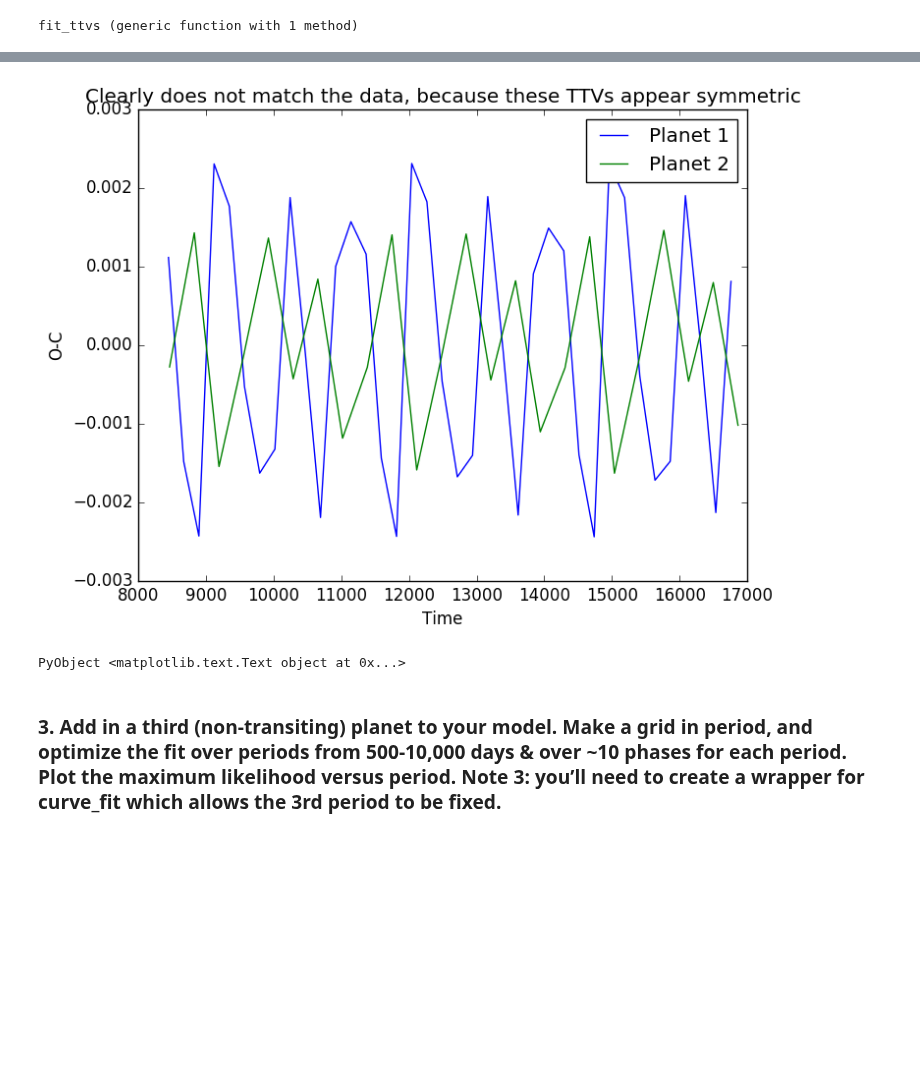
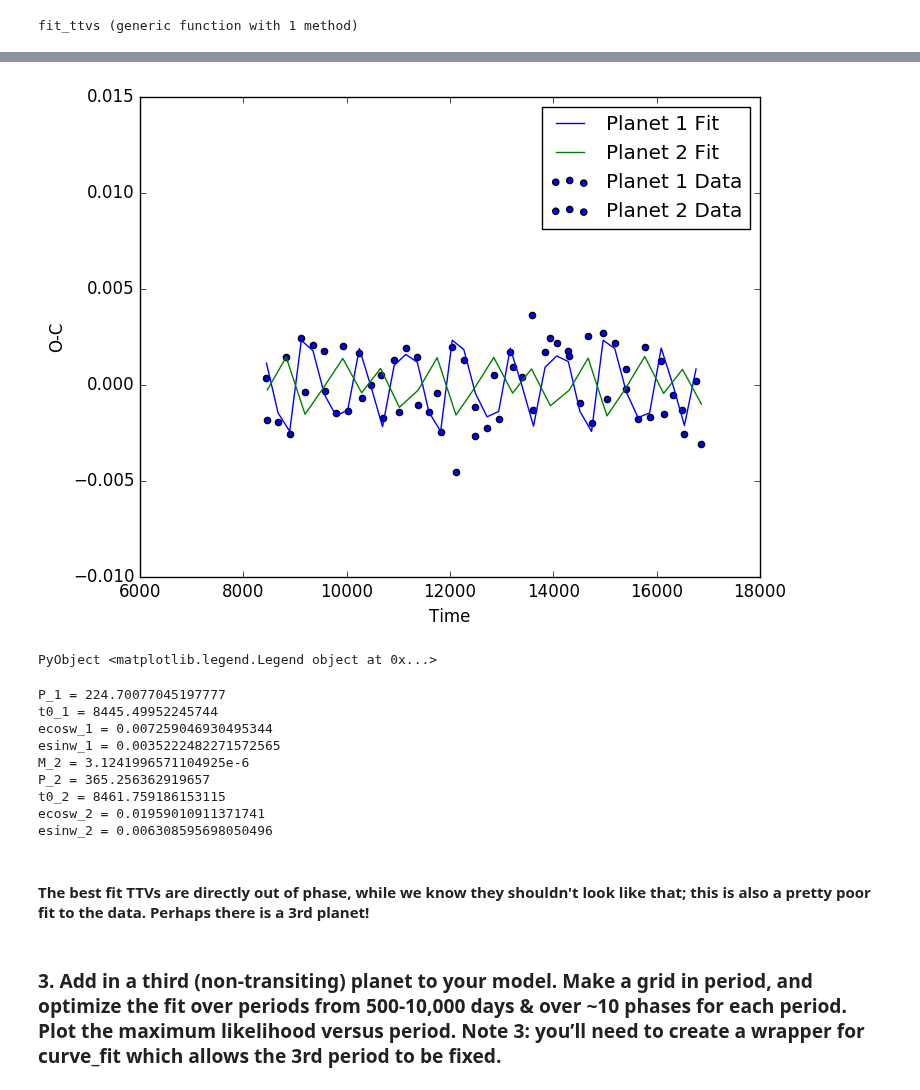
Before and after one commit to jlustigy/ExoJulia, a Jupyter notebook: Homework/hw4/Trevor_Kolby/hw4.ipynb, the cells around one changed output, grey strips where cells are left out. Drawn from its saved outputs; the diff is of its cells as text; code cells hidden in the pictures; blank space fills up the shorter version.

Commit message:
2 planet fit working, 3rd planet almost there (?)

```diff
--- a/Homework/hw4/Trevor_Kolby/hw4.ipynb
+++ b/Homework/hw4/Trevor_Kolby/hw4.ipynb
@@ -192,25 +174,39 @@ esinw_2 = 0.006308595698050496
 # %%
 function plot_ttvs(fit::LsqFit.LsqFitResult{Float64},times::Array{Array{Float64}})
     pars = fit.param
     n_p = length(pars[1:5:end])
+    n_p_t = length(times)
     plans = TTVFaster.Planet_plane_hk{Float64}[]
     n_trans_arr = make_n_trans(times)
     for i=1:n_p
         push!(plans,make_plane(pars[1+5*(i-1)],pars[2+5*(i-1)],pars[3+5*(i-1)],pars[4+5*(i-1)],pars[5+5*(i-1)]))
     end
     regs,ttvs,trans_times = compute_ttv_pairs(n_p,n_trans_arr,10,plans)
     for i=1:n_p
-        plot(regs[i],ttvs[i],label="Planet $i")
+        if i<=n_p_t
+            scatter(times[i],times[i]-regs[i],label="Planet $i Data")
+        end
+        plot(regs[i],ttvs[i],label="Planet $i Fit")
     end
     xlabel("Time")
     ylabel("O-C")
     legend(loc=0)
 end
 plot_ttvs(result,data)
-title("Clearly does not match the data, because these TTVs appear symmetric")
 # %% [output]
-[figure, old version]
+[figure, new version]
-PyObject <matplotlib.text.Text object at 0x...>
+PyObject <matplotlib.legend.Legend object at 0x...>
+P_1 = 224.70077045197777
+t0_1 = 8445.49952245744
+ecosw_1 = 0.007259046930495344
+esinw_1 = 0.0035222482271572565
+M_2 = 3.1241996571104925e-6
+P_2 = 365.256362919657
+t0_2 = 8461.759186153115
+ecosw_2 = 0.01959010911371741
+esinw_2 = 0.006308595698050496
+# %% [markdown]
+#### The best fit TTVs are directly out of phase, while we know they shouldn't look like that; this is also a pretty poor fit to the data. Perhaps there is a 3rd planet!
 # %% [markdown]
 ### 3. Add in a third (non-transiting) planet to your model.  Make a grid in period, and optimize the fit over periods from 500-10,000 days & over ~10 phases for each period.  Plot the maximum likelihood versus period. Note 3: you’ll need to create a wrapper for curve_fit which allows the 3rd period to be fixed.
 # %% [markdown]
```
Also changed, not shown: parts of 8 cells of this notebook.
